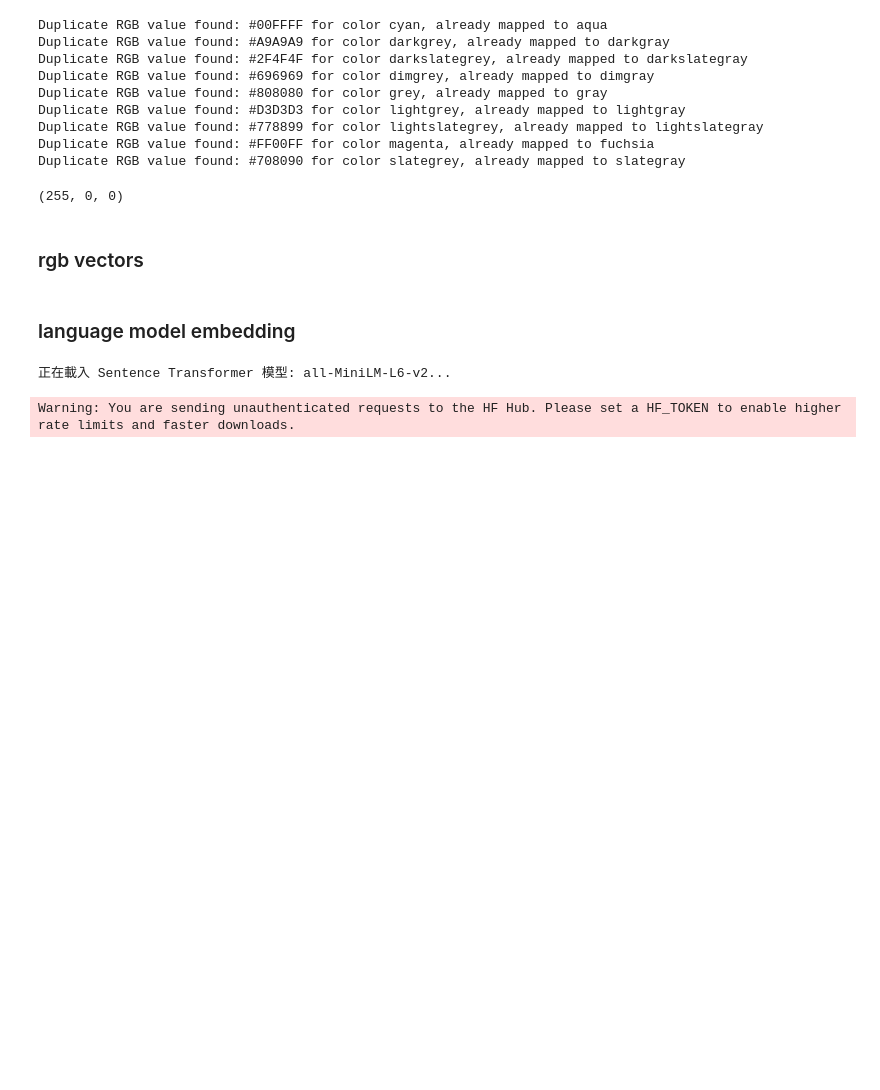
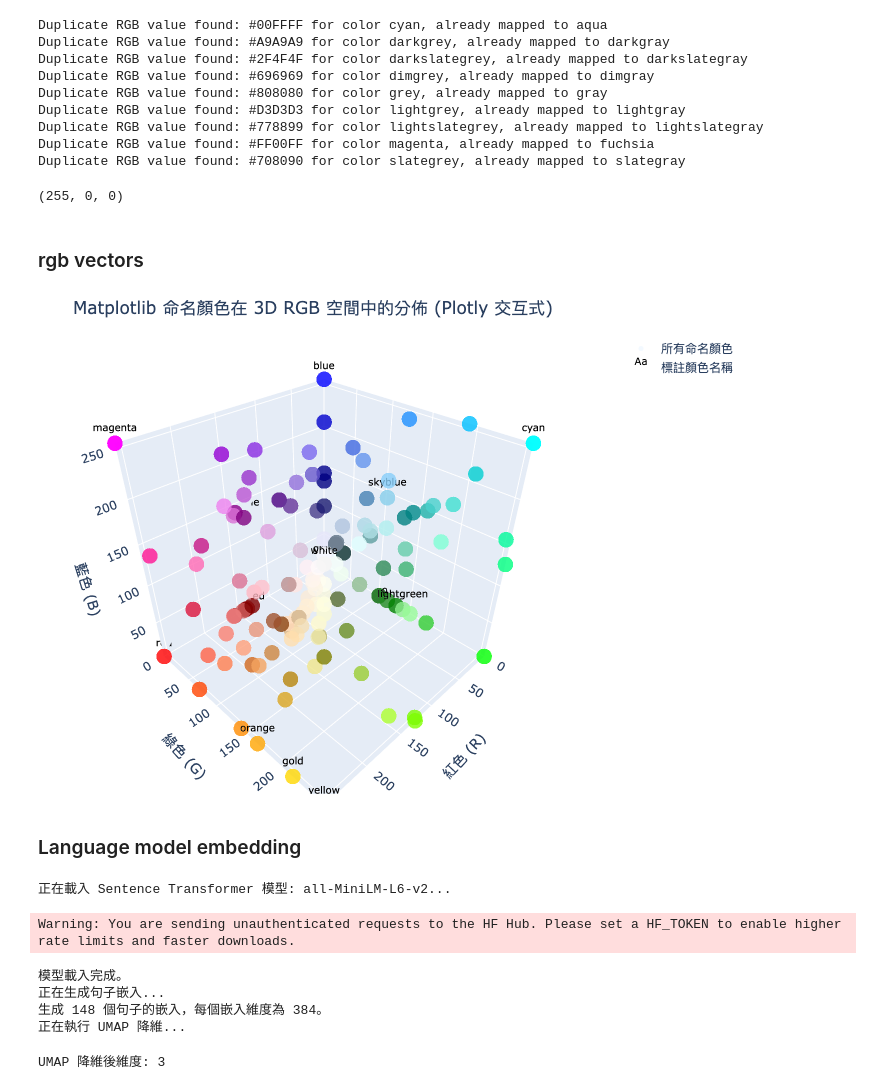
Before and after one commit to hsiaom26/color, a Jupyter notebook: color.ipynb, the cells around one changed output. Drawn from its saved outputs; the diff is of its cells as text; code cells hidden in the pictures; blank space fills up the shorter version.

Commit message:
all static img

```diff
--- a/color.ipynb
+++ b/color.ipynb
@@ -8,6 +8,13 @@
 
 # a global variable to show the plotly figure interactively in Jupyter Notebook or statically as an image in github
 SHOW_STATIC_IMG = True
+
+def show_image(fig):
+    from IPython.display import Image
+    if SHOW_STATIC_IMG:
+        return Image(fig.to_image(format="png"))
+    else:
+        return fig.show()
 # %%
 import matplotlib.colors as mcolors
 
@@ -173,14 +180,11 @@ def plot_colors_in_rgb_3d_plotly(annotate_some_colors: bool = True):
 
 fig = plot_colors_in_rgb_3d_plotly(annotate_some_colors=True)
 # %%
-from IPython.display import Image, SVG
-
-if SHOW_STATIC_IMG:
-    SVG(fig.to_image(format="svg"))
-else:
-    fig.show()
+show_image(fig)
+# %% [output]
+[figure, added]
 # %% [markdown]
-### language model embedding
+### Language model embedding
 # %%
 from sentence_transformers import SentenceTransformer, util
 import numpy as np
@@ -257,15 +261,14 @@ def plot_color_name_embeddings_3d_plotly_st(
 import umap
 import matplotlib.colors as mcolors
 
-# 獲取顏色名稱和相關信息
+# 獲取顏色名稱和相關
 named_colors = mcolors.CSS4_COLORS
 color_names_list = list(named_colors.keys())
 color_hex_values_list = list(named_colors.values())
 color_rgb_values_list = [tuple(int(c * 255) for c in mcolors.hex2color(h)) for h in color_hex_values_list]
 
 # 使用 Sentence Transformers 生成嵌入
-# 注意：Sentence Transformers 模型通常對多詞短語處理得很好，
-# 所以我們可以直接傳遞完整的顏色名稱，無需像 gensim 那樣手動拆分和平均。
+# 注意：Sentence Transformers 模型通常對多詞短語處理得很好
 embeddings = get_sentence_embeddings(color_names_list)
 
 print("正在執行 UMAP 降維...")
@@ -274,7 +277,7 @@ embeddings_3d = reducer.fit_transform(embeddings)
 print(f"UMAP 降維後維度: {embeddings_3d.shape[1]}")
 
 # 繪製 3D 圖
-plot_color_name_embeddings_3d_plotly_st(
+emb_fig = plot_color_name_embeddings_3d_plotly_st(
     color_names_list,
     color_hex_values_list,
     color_rgb_values_list,
@@ -283,3 +286,8 @@ plot_color_name_embeddings_3d_plotly_st(
 # %% [output]
 正在載入 Sentence Transformer 模型: all-MiniLM-L6-v2...
 Warning: You are sending unauthenticated requests to the HF Hub. Please set a HF_TOKEN to enable higher rate limits and faster downloads.
+模型載入完成。
+正在生成句子嵌入...
+生成 148 個句子的嵌入，每個嵌入維度為 384。
+正在執行 UMAP 降維...
+UMAP 降維後維度: 3
```
Also changed, not shown: parts of 2 cells of this notebook.
